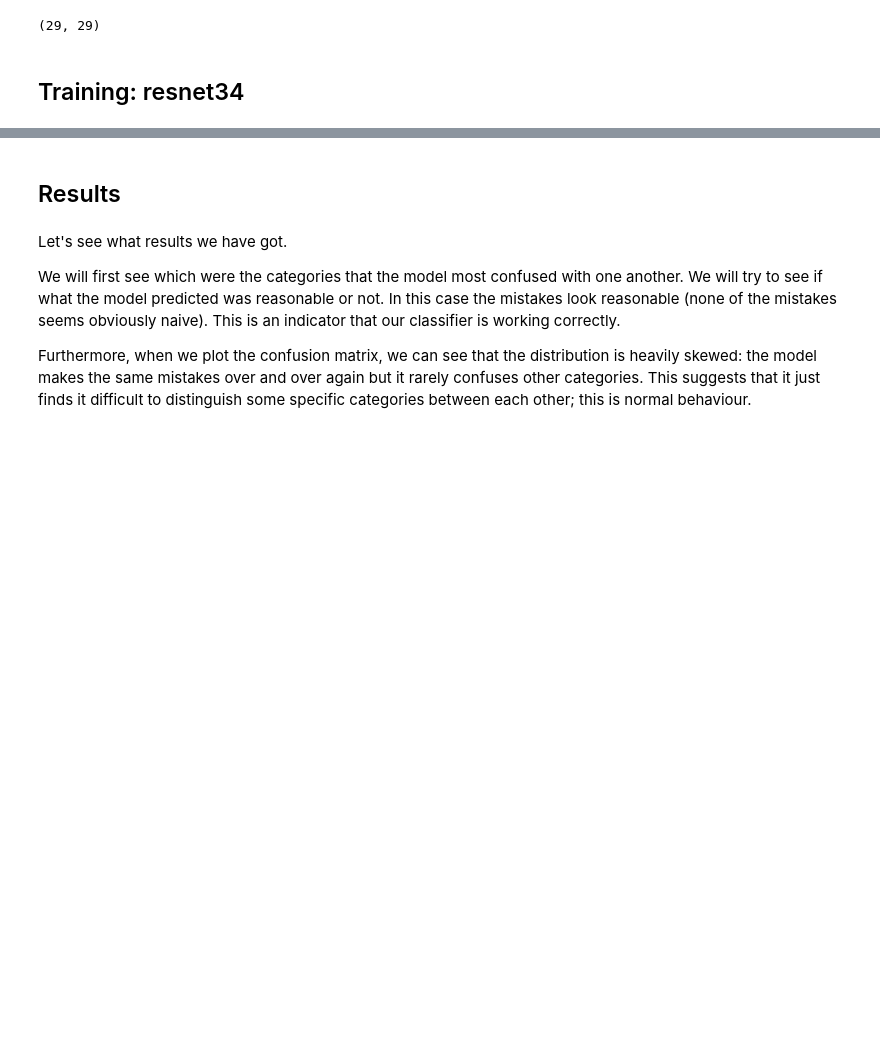
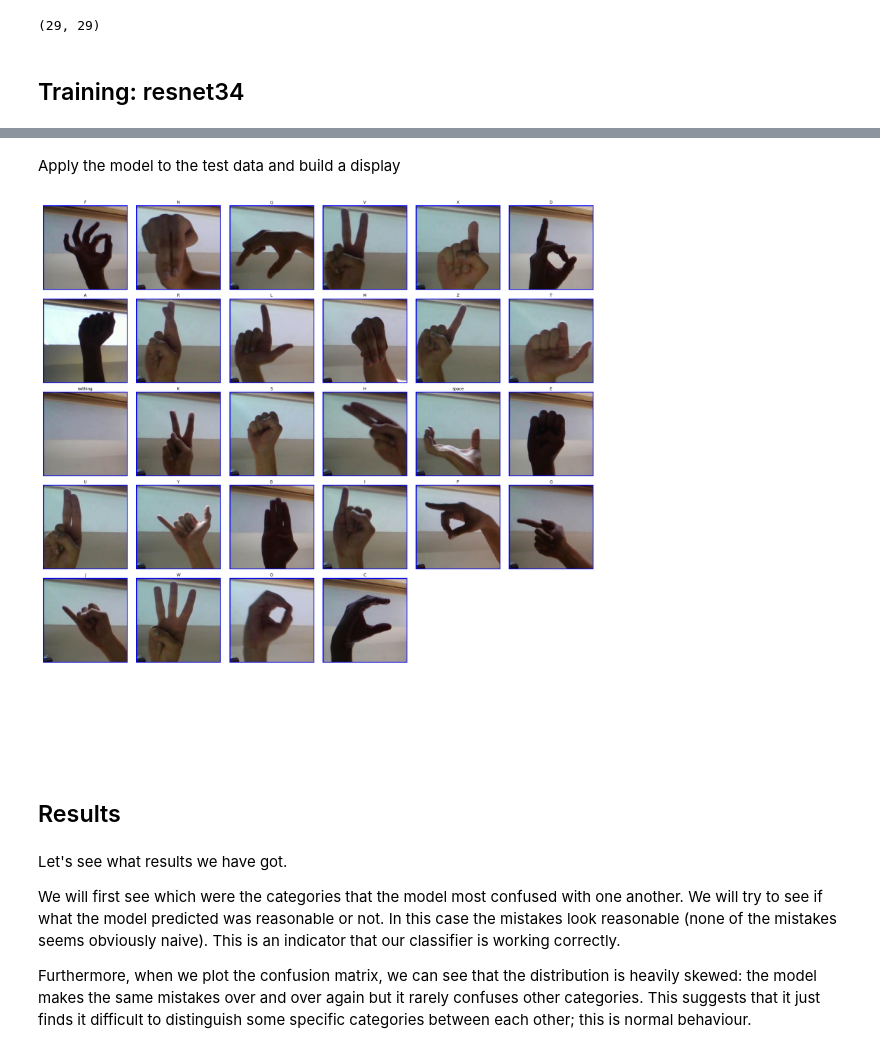
Before and after one commit to dandoug/course-v3, a Jupyter notebook: nbs/dl1/lesson1-ASL-DanDouglas.ipynb, the cells around one changed output, grey strips where cells are left out. Saved outputs shown, nothing was run; the diff lists cells and outputs as text; code cells hidden in the pictures; blank space fills up the shorter version.

```diff
--- a/nbs/dl1/lesson1-ASL-DanDouglas.ipynb
+++ b/nbs/dl1/lesson1-ASL-DanDouglas.ipynb
@@ -127,3 +109,13 @@ learn.save('stage-1')
+# %% [markdown]
+Apply the model to the test data and build a display
+# %%
+def readSign(i):
+    return learn.predict(i[0])[0]
+predictions = list(map(readSign, data.test_ds))
+tdata = list(map(lambda d: d[0], data.test_ds))
+data.show_xys(tdata, predictions)
+# %% [output]
+[figure, added]
 # %% [markdown]
 ## Results
 # %% [markdown]
```
Also changed, not shown: parts of 41 cells of this notebook.
